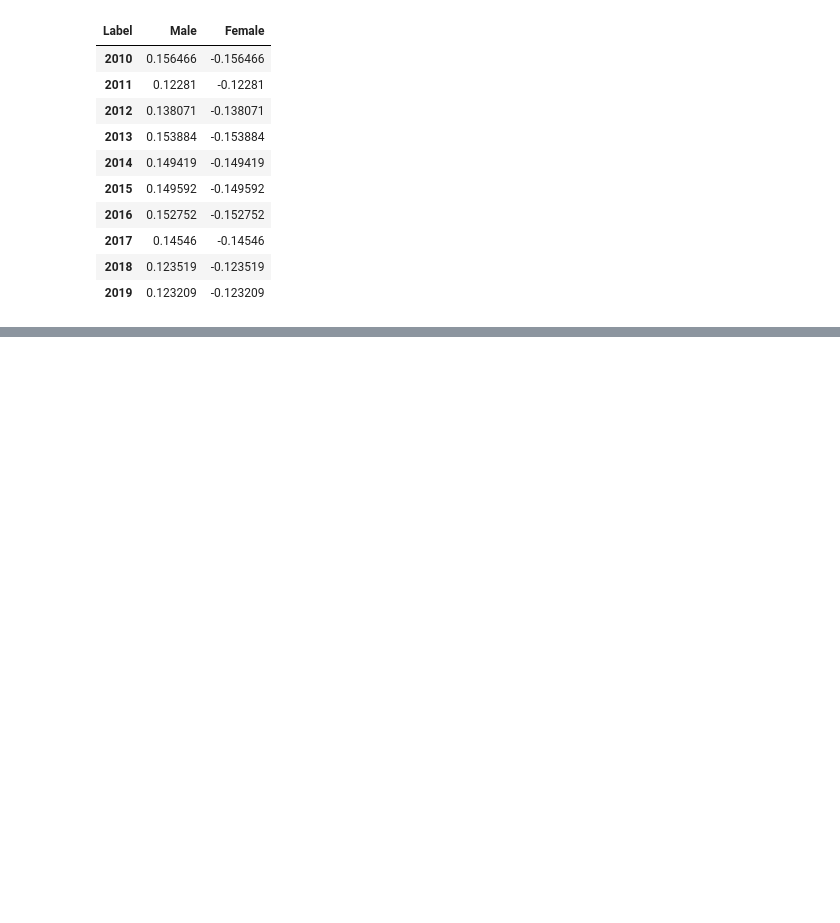
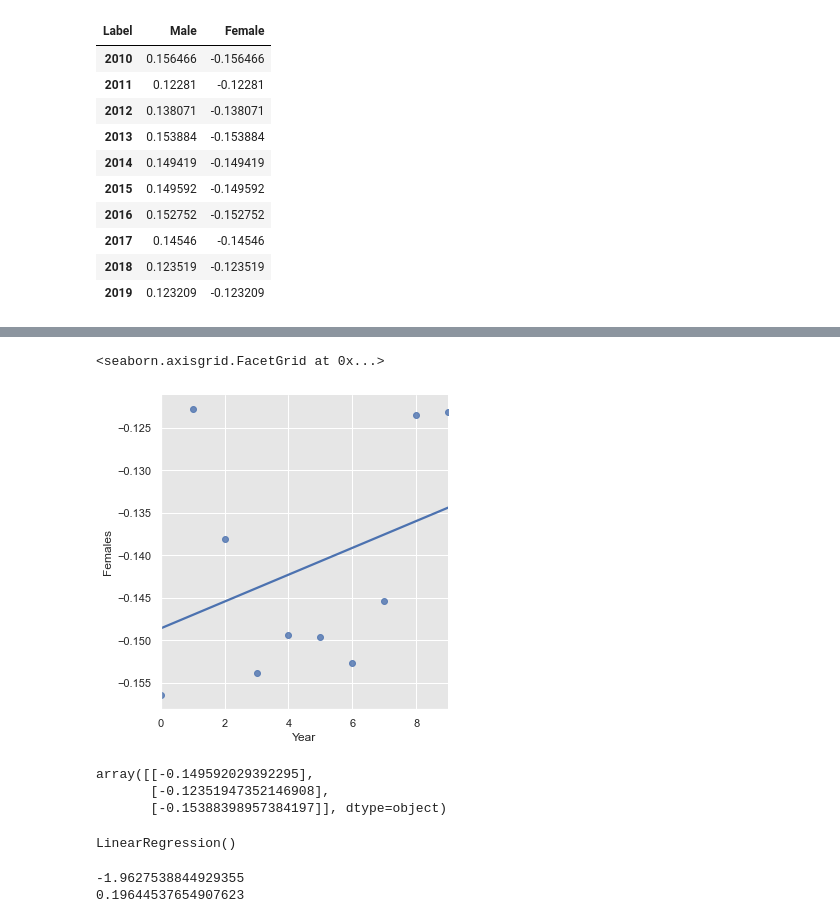
Before and after one commit to arefmalek/Electoral_census, a Jupyter notebook: scripts/composites.ipynb, the cells around one changed output, grey strips where cells are left out. Drawn from its saved outputs; the diff is of its cells as text; code cells hidden in the pictures; blank space fills up the shorter version.

```diff
--- a/scripts/composites.ipynb
+++ b/scripts/composites.ipynb
@@ -209,0 +127,5 @@ sns.regplot(x="Gender", y="Delta",
+# %%
+sns.lmplot(x ="Year", y ="Females", data = cleaned, ci = None)
+# %% [output]
+<seaborn.axisgrid.FacetGrid at 0x...>
+[figure, added]
@@ -209,0 +136,8 @@ sns.regplot(x="Gender", y="Delta",
+# %%
+X_train, X_test, male_train, male_test = train_test_split(X, mal, test_size = 0.30)
+X_train, X_test, female_train, female_test = train_test_split(X, fem, test_size = 0.30)
+female_test
+# %% [output]
+array([[-0.149592029392295],
+       [-0.12351947352146908],
+       [-0.15388398957384197]], dtype=object)
@@ -209,0 +147,11 @@ sns.regplot(x="Gender", y="Delta",
+# %%
+men.fit(X_train, male_train)
+women.fit(X_train, female_train)
+# %% [output]
+LinearRegression()
+# %%
+print(men.score(X_test, male_test))
+print(women.score(X_test, female_test))
+# %% [output]
+-1.9627538844929355
+0.19644537654907623
```
Also changed, not shown: parts of 22 cells of this notebook.
